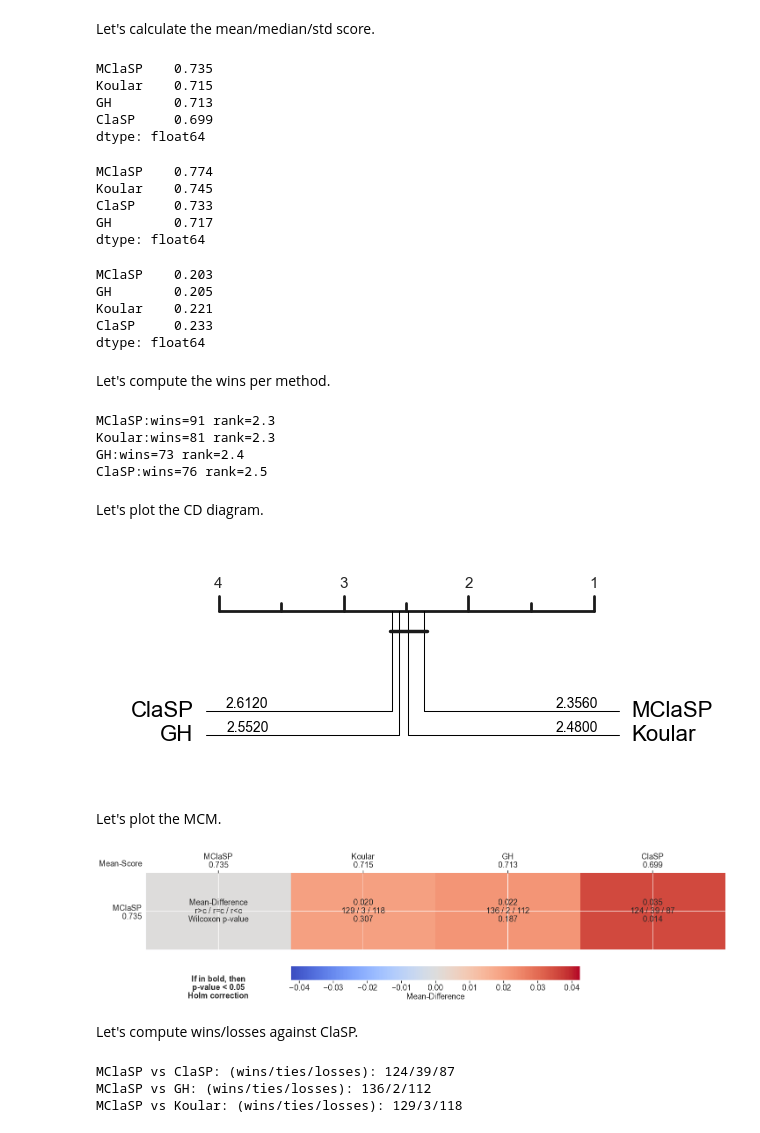
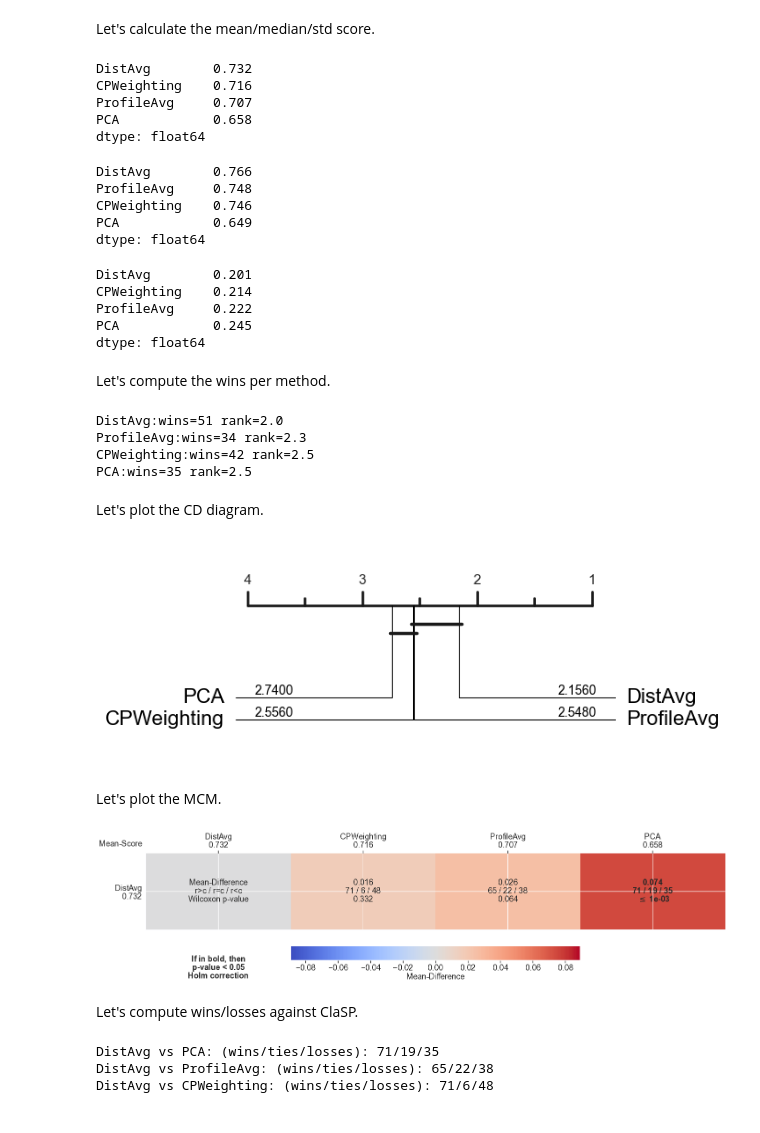
Before and after one commit to ermshaua/multivariate-clasp, a Jupyter notebook: notebooks/comparative_analysis.ipynb, the cells around one changed output. Saved outputs shown, nothing was run; the diff lists cells and outputs as text; code cells hidden in the pictures.

Commit message:
Added profile averaging.

```diff
--- a/notebooks/comparative_analysis.ipynb
+++ b/notebooks/comparative_analysis.ipynb
@@ -33,8 +33,8 @@ eval_score = "covering_score"
 # %% [markdown]
 Let's load the scores from the different methods.
 # %%
-competitors = ["ClaSP", "GH", "Koular", "MClaSP"]
-datasets = ["HAS"] #
+competitors = ["PCA", "DistAvg", "ProfileAvg", "CPWeighting"]
+datasets = ["HAS_test"] #
 
 methods, dfs = list(), list()
 
@@ -82,26 +82,26 @@ Let's calculate the mean/median/std score.
 # %%
 df_scores.iloc[:,1:].mean(axis=0).sort_values(ascending=False).round(3)
 # %% [output]
-MClaSP    0.735
-Koular    0.715
-GH        0.713
-ClaSP     0.699
+DistAvg        0.732
+CPWeighting    0.716
+ProfileAvg     0.707
+PCA            0.658
 dtype: float64
 # %%
 df_scores.iloc[:,1:].median(axis=0).sort_values(ascending=False).round(3)
 # %% [output]
-MClaSP    0.774
-Koular    0.745
-ClaSP     0.733
-GH        0.717
+DistAvg        0.766
+ProfileAvg     0.748
+CPWeighting    0.746
+PCA            0.649
 dtype: float64
 # %%
 df_scores.iloc[:,1:].std(axis=0).sort_values().round(3)
 # %% [output]
-MClaSP    0.203
-GH        0.205
-Koular    0.221
-ClaSP     0.233
+DistAvg        0.201
+CPWeighting    0.214
+ProfileAvg     0.222
+PCA            0.245
 dtype: float64
 # %% [markdown]
 Let's compute the wins per method.
@@ -113,10 +113,10 @@ args = np.argsort(means)
 for mean, name in zip(means[args], df_scores.columns[1:].to_numpy()[args]):
     print(f"{name}:wins={ranks[ranks[name] == 1].shape[0]} rank={np.round(mean, 1)}")
 # %% [output]
-MClaSP:wins=91 rank=2.3
-Koular:wins=81 rank=2.3
-GH:wins=73 rank=2.4
-ClaSP:wins=76 rank=2.5
+DistAvg:wins=51 rank=2.0
+ProfileAvg:wins=34 rank=2.3
+CPWeighting:wins=42 rank=2.5
+PCA:wins=35 rank=2.5
 # %% [markdown]
 Let's plot the CD diagram.
 # %%
@@ -129,33 +129,33 @@ ax = plot_critical_difference(
 
 plt.savefig("../figures/cd_segmentation_comparative.pdf", bbox_inches="tight")
 # %% [output]
-[figure, old version]
+[figure, new version]
 # %% [markdown]
  Let's plot the MCM.
 # %%
 dir_path = "../figures/"
 file_name = "mcm_segmentation_comparative"
 
 MCM.compare(
     output_dir=dir_path,
     used_statistic="Score",
     save_as_json=False,
     df_results=df_scores.iloc[:, 1:],
     pdf_savename=file_name,
     load_analysis=False,
     pvalue_correction="Holm",
-    row_comparates=("MClaSP",),
+    row_comparates=("DistAvg",),
     fig_size=(20,5),
     font_size=18,
     precision=3
 )
 Image(filename=os.path.join(dir_path, file_name + ".pdf"))
 # %% [output]
-[figure, old version]
+[figure, new version]
 # %% [markdown]
 Let's compute wins/losses against ClaSP.
 # %%
-selection = "MClaSP"
+selection = "DistAvg"
 
 for rival in df_scores.columns[1:]:
     if rival == selection: continue
@@ -171,9 +171,9 @@ for rival in df_scores.columns[1:]:
 
     print(f"{selection} vs {rival}: (wins/ties/losses): {wins}/{ties}/{losses}")
 # %% [output]
-MClaSP vs ClaSP: (wins/ties/losses): 124/39/87
-MClaSP vs GH: (wins/ties/losses): 136/2/112
-MClaSP vs Koular: (wins/ties/losses): 129/3/118
+DistAvg vs PCA: (wins/ties/losses): 71/19/35
+DistAvg vs ProfileAvg: (wins/ties/losses): 65/22/38
+DistAvg vs CPWeighting: (wins/ties/losses): 71/6/48
 # %%
 fontsize = 24
 _, ax = plt.subplots(figsize=(5, 5))
```
Also changed, not shown: parts of 3 cells of this notebook, 12 other files.
